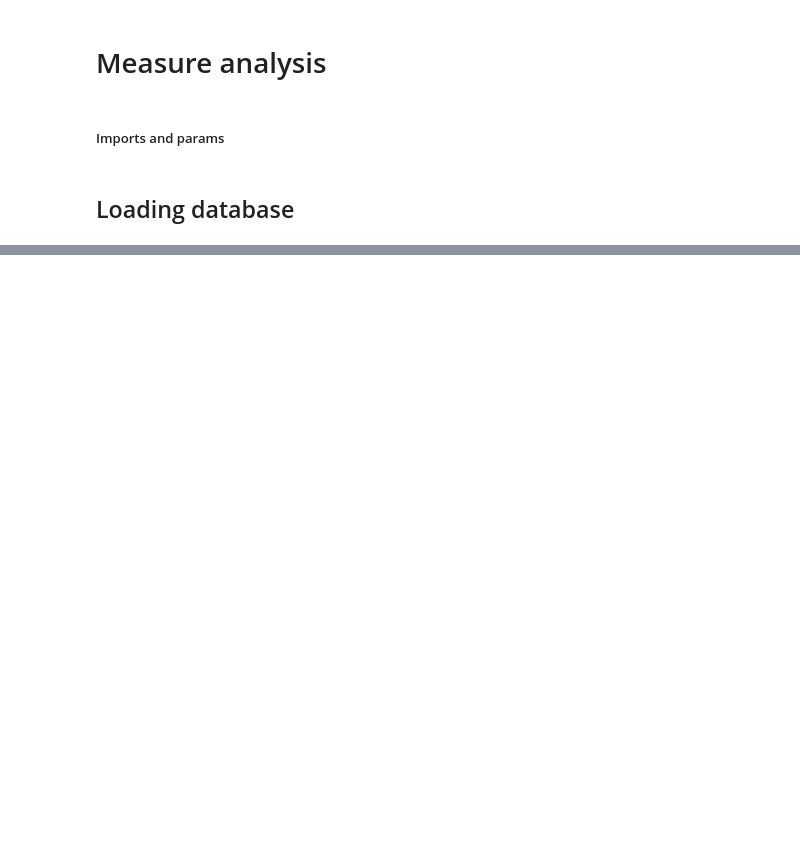
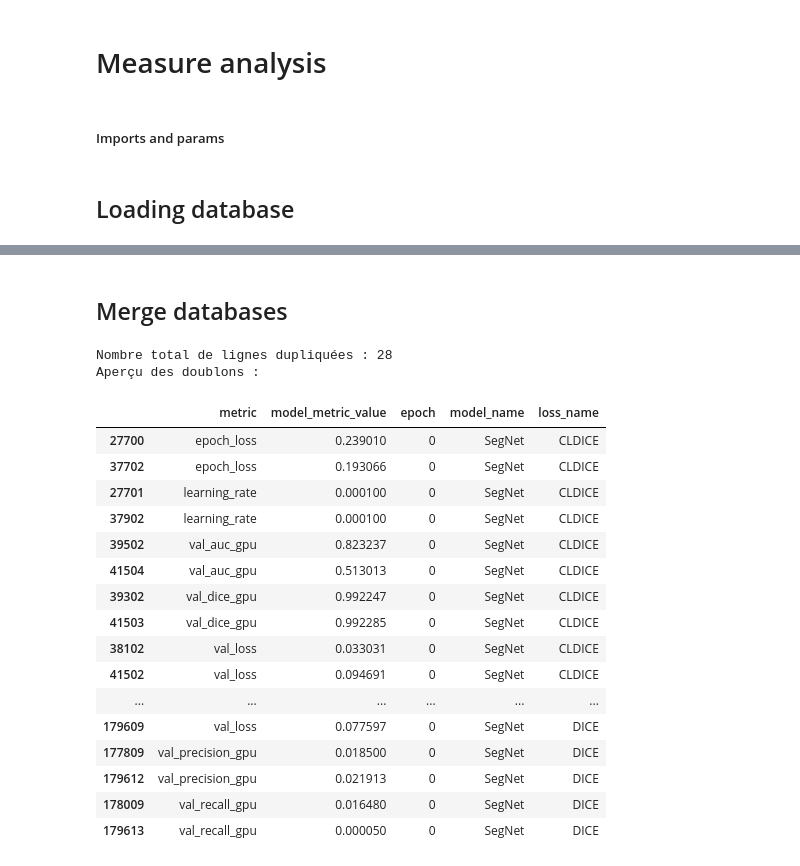
Before and after one commit to Money-eng/ChronoRoot, a Jupyter notebook: Measures_analysis.ipynb, the cells around one changed output, grey strips where cells are left out. Drawn from its saved outputs; the diff is of its cells as text; code cells hidden in the pictures; blank space fills up the shorter version.

```diff
--- a/Measures_analysis.ipynb
+++ b/Measures_analysis.ipynb
@@ -198,0 +101,15 @@ Available loss_names in logs: ['CLDICE', 'BCE', 'DICE']
+# %%
+cols_to_keep = ['step', 'value', 'folder', 'metric']
+df_logs_tb = pd.read_csv(PATH_2_LOGS, usecols=lambda c: c in cols_to_keep)
+
+df_logs_tb = df_logs_tb.rename(columns={"step": "epoch", "value": "model_metric_value"})
+
+
+meta_data = df_logs_tb['folder'].str.split('/', expand=True)
+df_logs_tb['model_name'] = meta_data[11]
+df_logs_tb['loss_name'] = meta_data[10]
+
+df_logs_tb = df_logs_tb[df_logs_tb['metric'] != 'batch_loss']
+
+df_logs_tb = df_logs_tb.drop(columns=['folder'])
+df_logs_tb.head()
@@ -198,0 +123,34 @@ Available loss_names in logs: ['CLDICE', 'BCE', 'DICE']
+# %% [markdown]
+## Merge databases
+# %%
+subset_keys = ['epoch', 'loss_name', 'model_name', 'metric']
+
+
+duplicates_mask = df_logs_tb.duplicated(subset=subset_keys, keep=False)
+df_duplicates = df_logs_tb[duplicates_mask]
+
+df_duplicates = df_duplicates.sort_values(by=subset_keys)
+
+print(f"Nombre total de lignes dupliquées : {len(df_duplicates)}")
+print("Aperçu des doublons :")
+df_duplicates
+# %% [output]
+Nombre total de lignes dupliquées : 28
+Aperçu des doublons :
+|  | metric | model_metric_value | epoch | model_name | loss_name |
+| 27700 | epoch_loss | 0.239010 | 0 | SegNet | CLDICE |
+| 37702 | epoch_loss | 0.193066 | 0 | SegNet | CLDICE |
+| 27701 | learning_rate | 0.000100 | 0 | SegNet | CLDICE |
+| 37902 | learning_rate | 0.000100 | 0 | SegNet | CLDICE |
+| 39502 | val_auc_gpu | 0.823237 | 0 | SegNet | CLDICE |
+| 41504 | val_auc_gpu | 0.513013 | 0 | SegNet | CLDICE |
+| 39302 | val_dice_gpu | 0.992247 | 0 | SegNet | CLDICE |
+| 41503 | val_dice_gpu | 0.992285 | 0 | SegNet | CLDICE |
+| 38102 | val_loss | 0.033031 | 0 | SegNet | CLDICE |
+| 41502 | val_loss | 0.094691 | 0 | SegNet | CLDICE |
+| ... | ... | ... | ... | ... | ... |
+| 179609 | val_loss | 0.077597 | 0 | SegNet | DICE |
+| 177809 | val_precision_gpu | 0.018500 | 0 | SegNet | DICE |
+| 179612 | val_precision_gpu | 0.021913 | 0 | SegNet | DICE |
+| 178009 | val_recall_gpu | 0.016480 | 0 | SegNet | DICE |
+| 179613 | val_recall_gpu | 0.000050 | 0 | SegNet | DICE |
```
Also changed, not shown: parts of 34 cells of this notebook, 12 other files.
